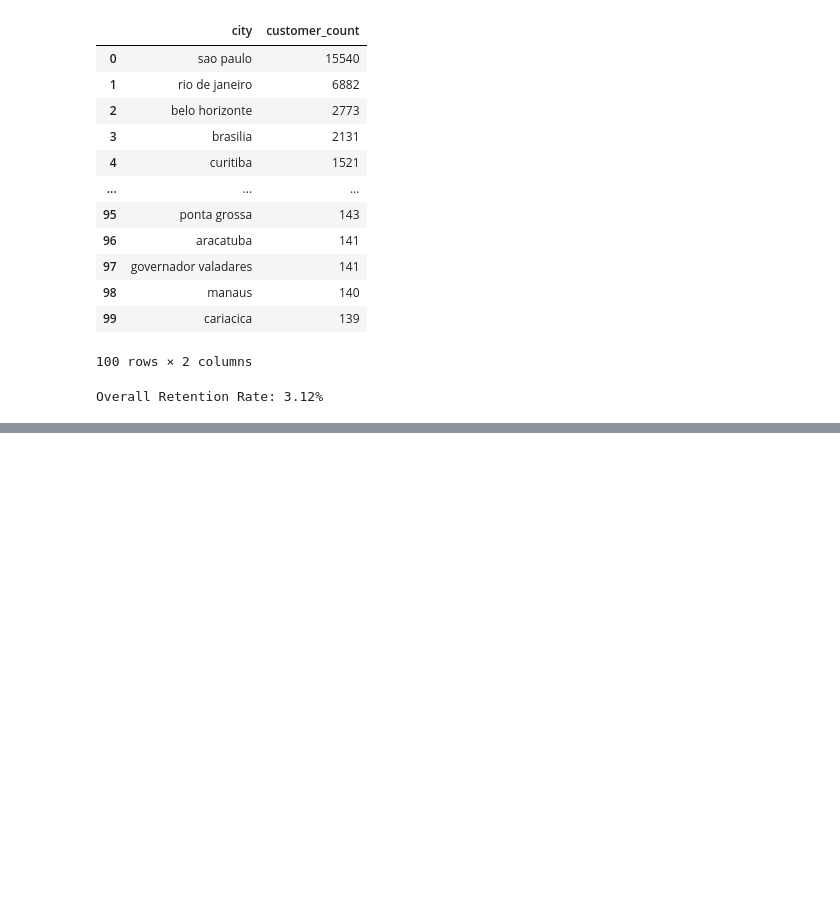
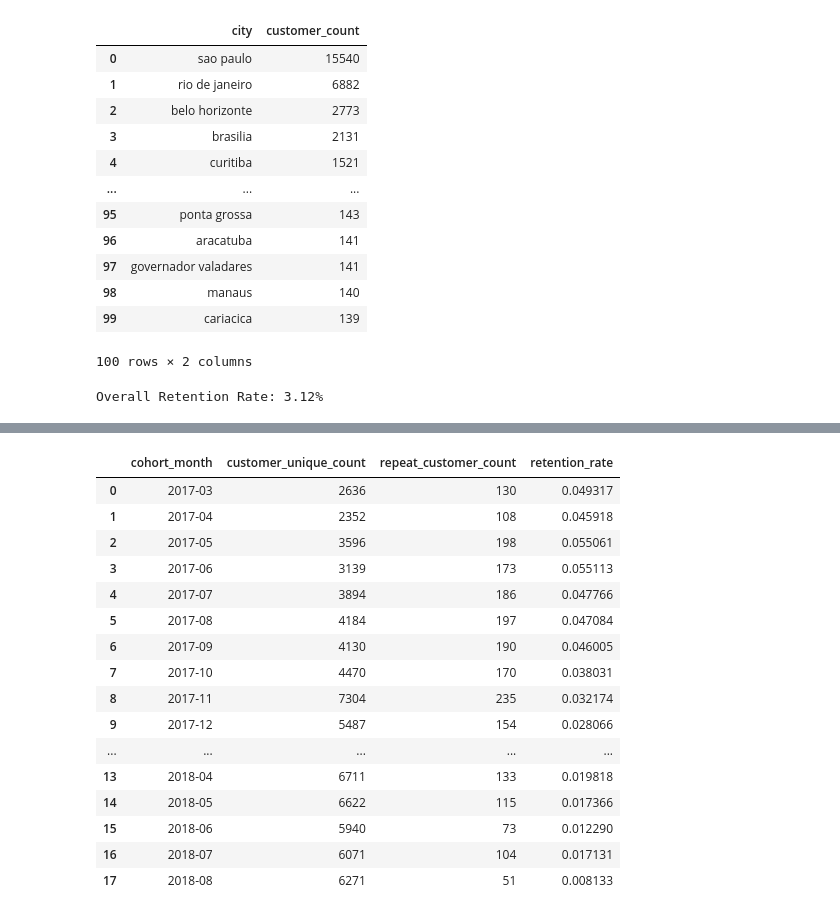
Before and after one commit to clara-world/AI---DA---Customers-Analysis-, a Jupyter notebook: Olist_mito.ipynb, the cells around one changed output, grey strips where cells are left out. Saved outputs shown, nothing was run; the diff lists cells and outputs as text; code cells hidden in the pictures; blank space fills up the shorter version.

```diff
--- a/Olist_mito.ipynb
+++ b/Olist_mito.ipynb
@@ -355,0 +374,37 @@ cohort_data.head()
+# %%
+# Compute mean and standard deviation of retention_rate
+mean_retention = merged_cohorts['customer_unique_count'].mean()
+std_retention = merged_cohorts['customer_unique_count'].std()
+
+# Define outlier threshold (remove below mean - 2*std)
+threshold = mean_retention - std_retention
+
+# Filter out rows with outlier retention rates
+filtered_cohorts = merged_cohorts[merged_cohorts['customer_unique_count'] >= threshold]
+
+# Drop the 'index' column if it exists
+filtered_cohorts = filtered_cohorts.drop(columns=['index'], errors='ignore')
+
+# Reset index for clean output
+filtered_cohorts_df = filtered_cohorts.reset_index(drop=True)
+
+# Show result
+filtered_cohorts_df
+# %% [output]
+|  | cohort_month | customer_unique_count | repeat_customer_count | retention_rate |
+| 0 | 2017-03 | 2636 | 130 | 0.049317 |
+| 1 | 2017-04 | 2352 | 108 | 0.045918 |
+| 2 | 2017-05 | 3596 | 198 | 0.055061 |
+| 3 | 2017-06 | 3139 | 173 | 0.055113 |
+| 4 | 2017-07 | 3894 | 186 | 0.047766 |
+| 5 | 2017-08 | 4184 | 197 | 0.047084 |
+| 6 | 2017-09 | 4130 | 190 | 0.046005 |
+| 7 | 2017-10 | 4470 | 170 | 0.038031 |
+| 8 | 2017-11 | 7304 | 235 | 0.032174 |
+| 9 | 2017-12 | 5487 | 154 | 0.028066 |
+| ... | ... | ... | ... | ... |
+| 13 | 2018-04 | 6711 | 133 | 0.019818 |
+| 14 | 2018-05 | 6622 | 115 | 0.017366 |
+| 15 | 2018-06 | 5940 | 73 | 0.012290 |
+| 16 | 2018-07 | 6071 | 104 | 0.017131 |
+| 17 | 2018-08 | 6271 | 51 | 0.008133 |
```
Also changed, not shown: parts of 8 cells of this notebook.
